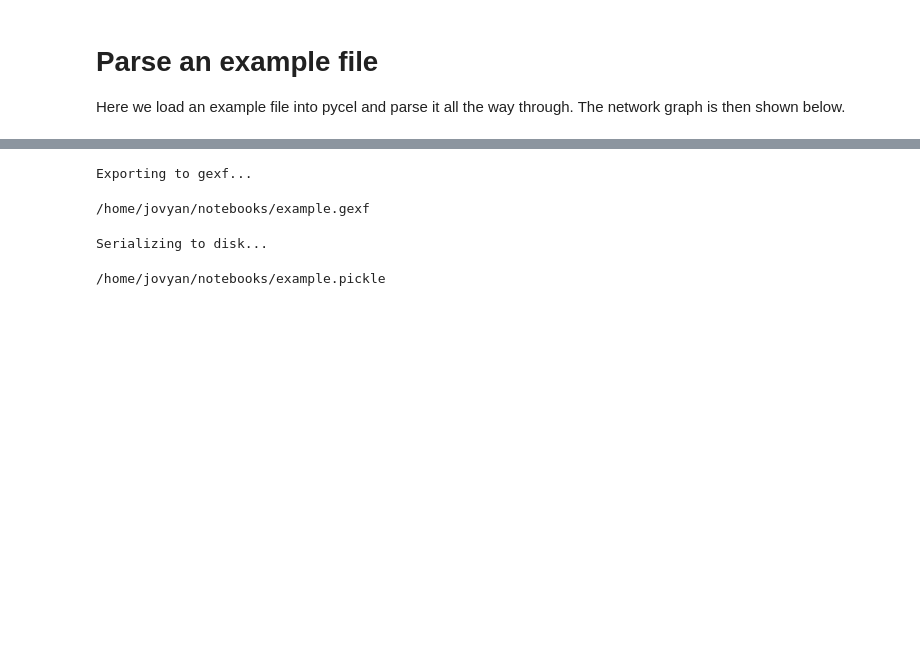
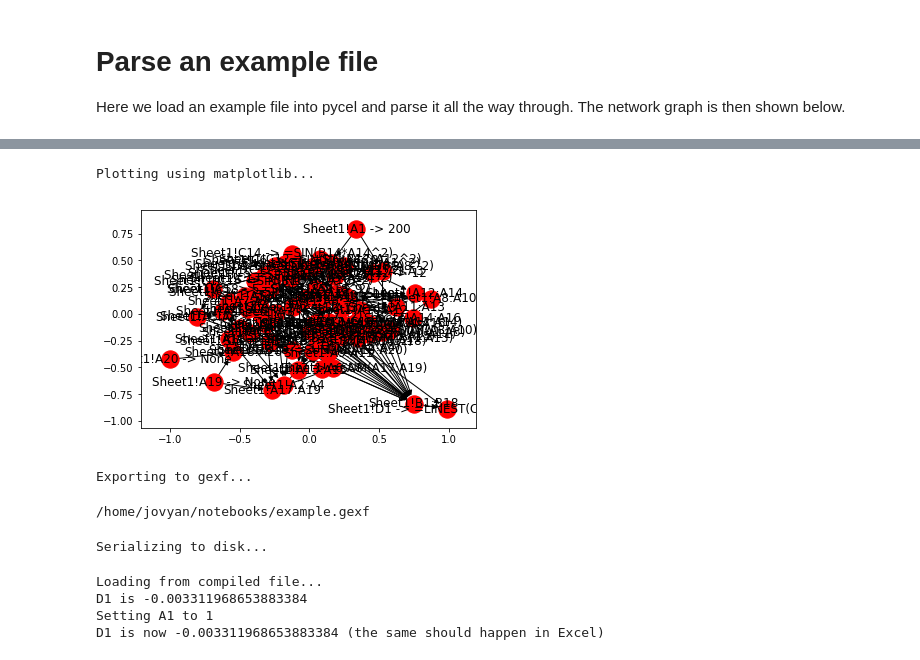
Before and after one commit to dgorissen/pycel, a Jupyter notebook: notebooks/example.ipynb, the cells around one changed output, grey strips where cells are left out. Cells and saved outputs as stored; diff of their text form; code cells hidden in the pictures; blank space fills up the shorter version.

```diff
--- a/notebooks/example.ipynb
+++ b/notebooks/example.ipynb
@@ -12,3 +9,0 @@ Can't import win32com -> switch from Com to Openpyxl wrapping implementation
-# %%
-print "Loading example file"
-c = ExcelCompiler(filename='../example/example.xlsx')
@@ -43,12 +10,7 @@ D1 is -0.022863768173
 # %%
-print "Setting A1 to 200"
-sp.set_value('Sheet1!A1',200)
+print("Setting A1 to 200")
+c.set_value('Sheet1!A1', 200)
 
-print "D1 is now %s (the same should happen in Excel)" % sp.evaluate('Sheet1!D1')
-
-# show the graph using matplotlib
-print "Plotting using matplotlib..."
-plt.rcParams['figure.figsize'] = (20.0, 10.0) # make the figure a bit bigger
-sp.plot_graph()
+print("D1 is now %s (the same should happen in Excel)" % c.evaluate('Sheet1!D1'))
 # %% [output]
 Setting A1 to 200
@@ -62,2 +18,9 @@ To use the future default and silence this warning we advise to pass `rcond=None
+# %%
+# show the graph using matplotlib if installed
+print("Plotting using matplotlib...")
+c.plot_graph()
+# %% [output]
+Plotting using matplotlib...
+[figure, added]
 # %%
 # export the graph, can be loaded by a viewer like gephi
@@ -70,7 +41,25 @@ Exporting to gexf...
 # %%
-print "Serializing to disk..."
-sp.save_to_file("example.pickle")
-FileLink('example.pickle')
+print("Serializing to disk...")
+c.to_file()
+# FileLink('example.xlsx.yml')
+# FileLink('example.xlsx.pkl')
 # %% [output]
 Serializing to disk...
-/home/jovyan/notebooks/example.pickle
+# %%
+# To reload the file later...
+
+print("Loading from compiled file...")
+c2 = ExcelCompiler.from_file(filename='../example/example.xlsx')
+
+# test evaluation
+print("D1 is %s" % c2.evaluate('Sheet1!D1'))
+
+print("Setting A1 to 1")
+c2.set_value('Sheet1!A1', 1)
+
+print("D1 is now %s (the same should happen in Excel)" % c.evaluate('Sheet1!D1'))
+# %% [output]
+Loading from compiled file...
+D1 is -0.003311968653883384
+Setting A1 to 1
+D1 is now -0.003311968653883384 (the same should happen in Excel)
```
Also changed, not shown: parts of 8 cells of this notebook, 1 other file.
